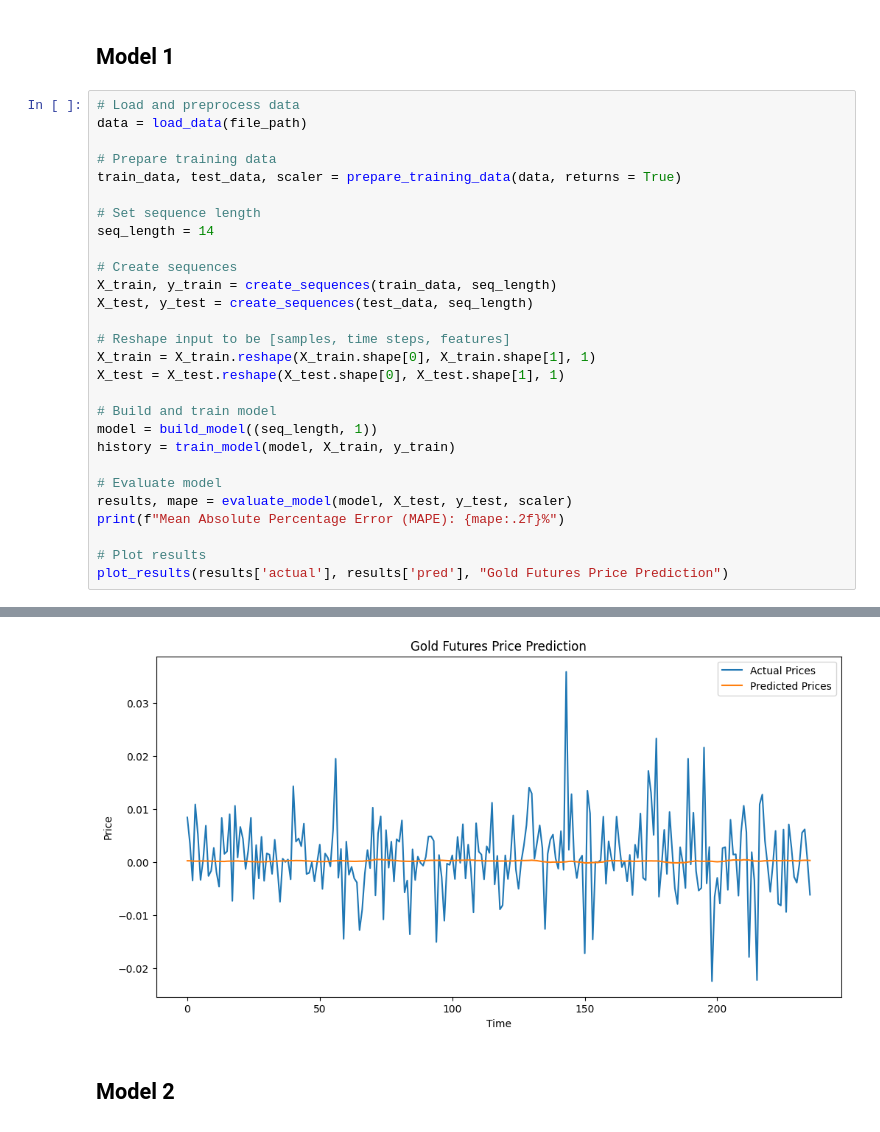
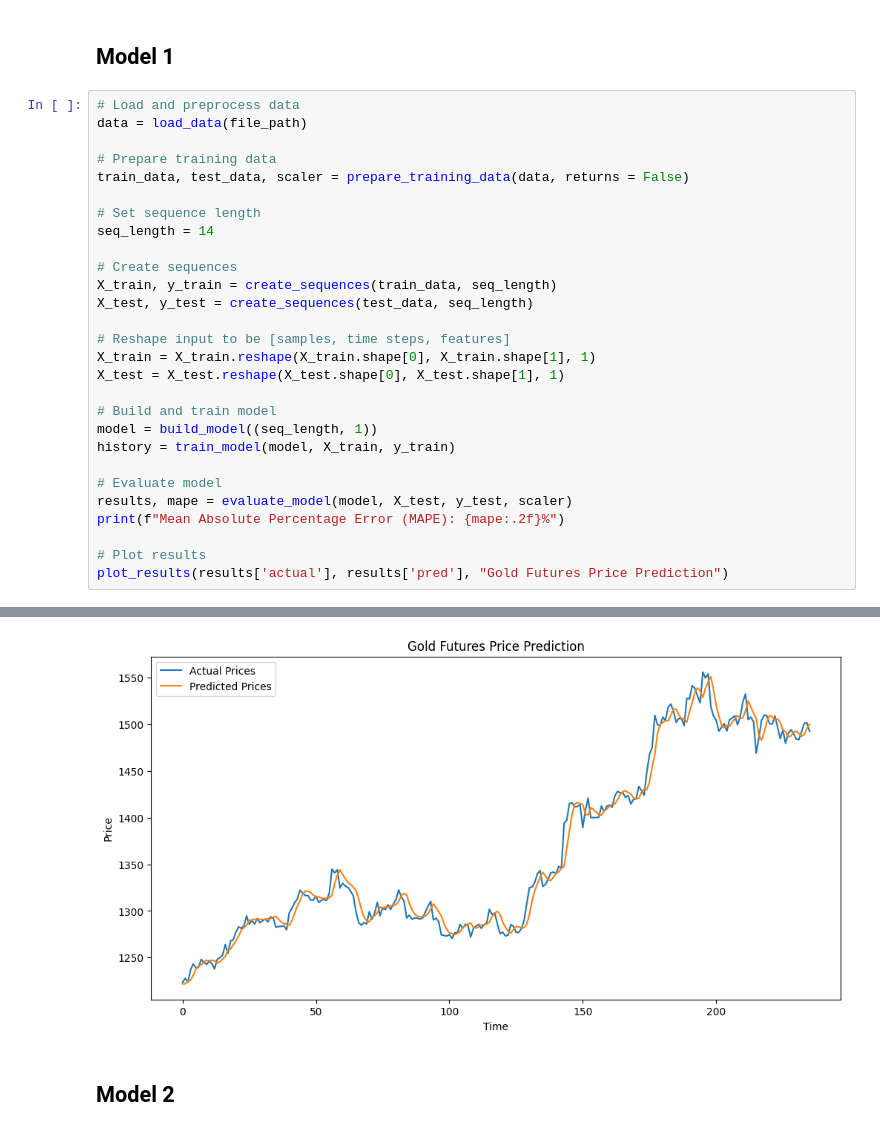
Before and after one commit to whyyouj/market-sentiment-analysis, a Jupyter notebook: gold_historical/lstm.ipynb, the cells around one changed output, grey strips where cells are left out. Saved outputs shown, nothing was run; the diff lists cells and outputs as text.

```diff
--- a/gold_historical/lstm.ipynb
+++ b/gold_historical/lstm.ipynb
@@ -220,7 +220,7 @@ def plot_results(actual, predicted, title="Gold Futures Price Prediction"):
 data = load_data(file_path)
 
 # Prepare training data
-train_data, test_data, scaler = prepare_training_data(data, returns = True)
+train_data, test_data, scaler = prepare_training_data(data, returns = False)
 
 # Set sequence length
 seq_length = 14
@@ -264,4 +264,4 @@ Mean Absolute Percentage Error (MAPE): 4462383779020900.00%
-[figure, old version]
+[figure, new version]
 # %% [markdown]
 ## Model 2
 # %%
```
Also changed, not shown: parts of 2 cells of this notebook.
